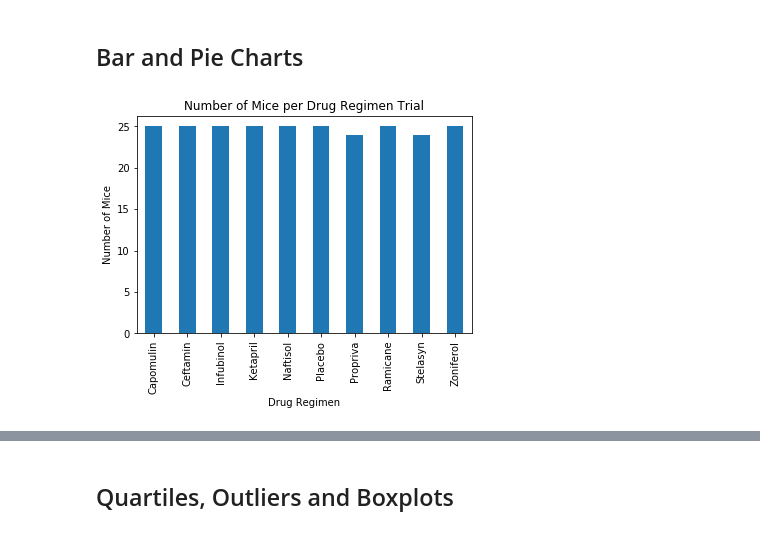
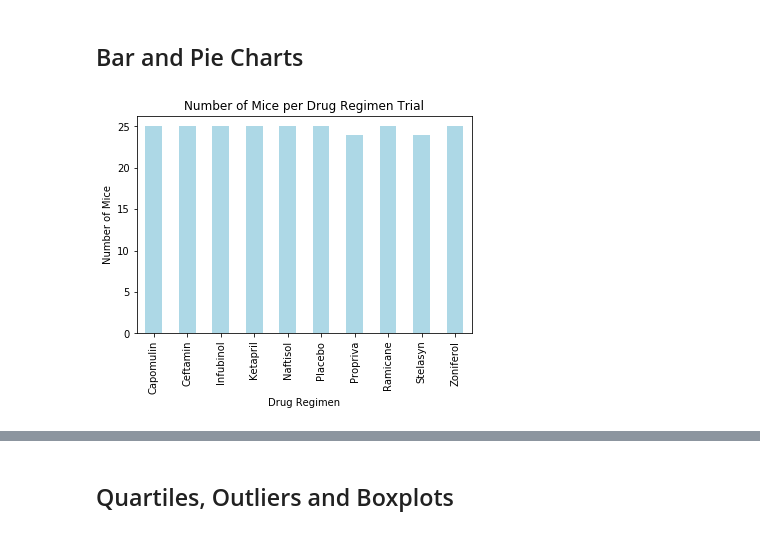
Before and after one commit to mpagerit/matplotlib_challenge, a Jupyter notebook: pymaceuticals_starter.ipynb, the cells around one changed output, grey strips where cells are left out. Drawn from its saved outputs; the diff is of its cells as text; code cells hidden in the pictures.

```diff
--- a/pymaceuticals_starter.ipynb
+++ b/pymaceuticals_starter.ipynb
@@ -149,16 +149,16 @@ summary2
 # %%
 # Use Pandas to generate a bar plot showing the total number of mice in each treatment regimen throughout the course of the study.
 #filter the dataframe to only contain unique mice
 uniqueMice = studyData.drop_duplicates(subset = ['Mouse ID'], keep='first')
 
 #create the series of mice per trial
 DrugGroup = uniqueMice.groupby(uniqueMice['Drug Regimen'])
 miceRegimen = DrugGroup['Mouse ID'].count()
 
-miceRegimen.plot.bar('Drug Regimen', 'Mouse ID', rot=90)
+miceRegimen.plot.bar('Drug Regimen', 'Mouse ID', rot=90, color='lightblue')
 plt.ylabel('Number of Mice')
 plt.title('Number of Mice per Drug Regimen Trial')
 plt.show()
 ## Note: this plot will be identical to the one that uses Pyplot
 # %% [output]
-[figure, old version]
+[figure, new version]
```
Also changed, not shown: parts of 4 cells of this notebook.
